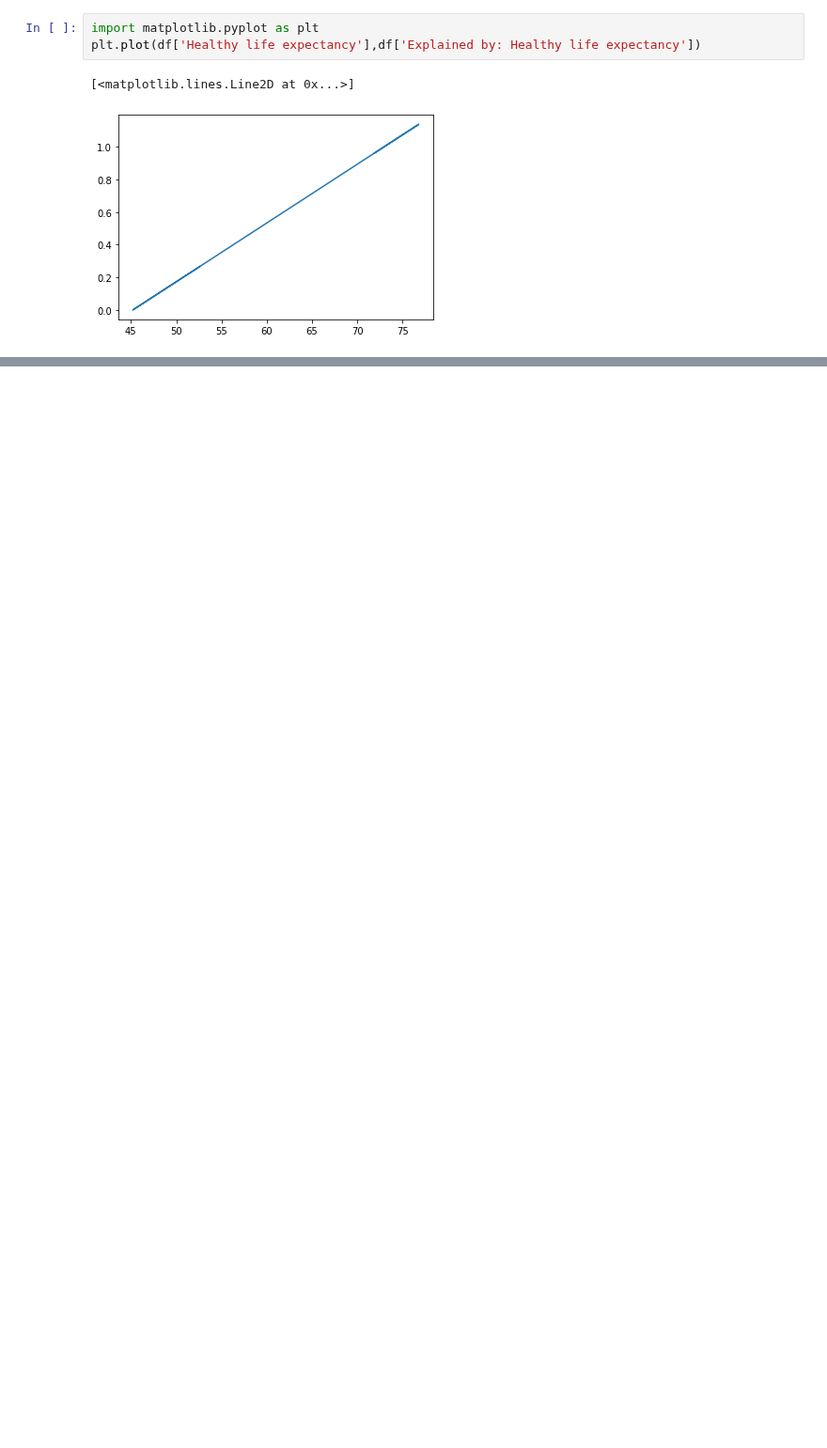
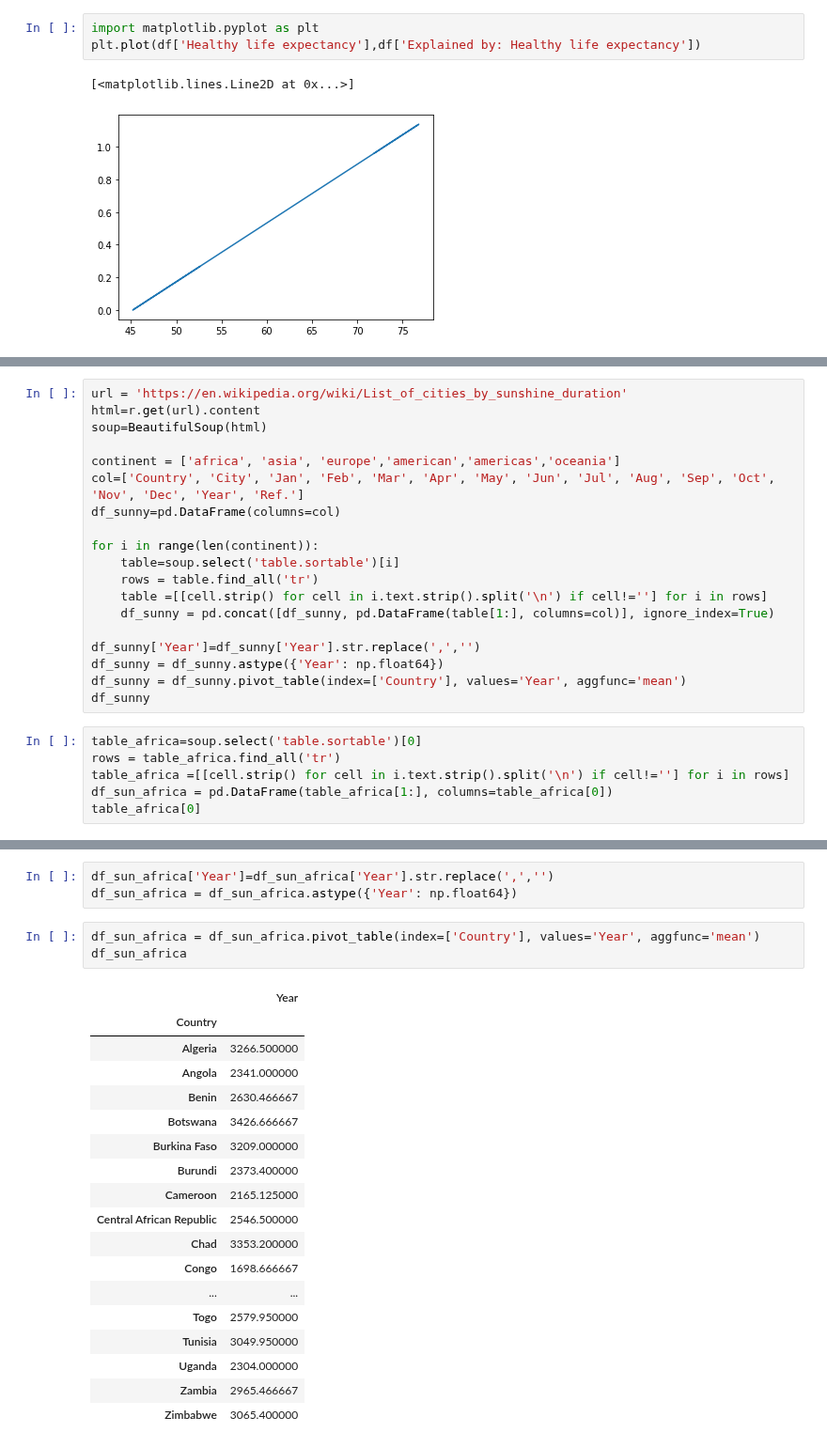
Before and after one commit to AuroreSupiot/WorldHappiness, a Jupyter notebook: code/Happiness.ipynb, the cells around one changed output, grey strips where cells are left out. Shown at 94% size. Cells and saved outputs as stored; diff of their text form; blank space fills up the shorter version.

Commit message:
ajout col sunshine duration

```diff
--- a/code/Happiness.ipynb
+++ b/code/Happiness.ipynb
@@ -107,0 +113,25 @@ plt.plot(df['Healthy life expectancy'],df['Explained by: Healthy life expectancy
+# %%
+url = 'https://en.wikipedia.org/wiki/List_of_cities_by_sunshine_duration'
+html=r.get(url).content
+soup=BeautifulSoup(html)
+
+continent = ['africa', 'asia', 'europe','american','americas','oceania']
+col=['Country', 'City', 'Jan', 'Feb', 'Mar', 'Apr', 'May', 'Jun', 'Jul', 'Aug', 'Sep', 'Oct', 'Nov', 'Dec', 'Year', 'Ref.']
+df_sunny=pd.DataFrame(columns=col)
+
+for i in range(len(continent)):
+    table=soup.select('table.sortable')[i]
+    rows = table.find_all('tr')
+    table =[[cell.strip() for cell in i.text.strip().split('\n') if cell!=''] for i in rows]
+    df_sunny = pd.concat([df_sunny, pd.DataFrame(table[1:], columns=col)], ignore_index=True)
+
+df_sunny['Year']=df_sunny['Year'].str.replace(',','')
+df_sunny = df_sunny.astype({'Year': np.float64})
+df_sunny = df_sunny.pivot_table(index=['Country'], values='Year', aggfunc='mean')
+df_sunny
+# %%
+table_africa=soup.select('table.sortable')[0]
+rows = table_africa.find_all('tr')
+table_africa =[[cell.strip() for cell in i.text.strip().split('\n') if cell!=''] for i in rows]
+df_sun_africa = pd.DataFrame(table_africa[1:], columns=table_africa[0])
+table_africa[0]
@@ -107,0 +155,25 @@ plt.plot(df['Healthy life expectancy'],df['Explained by: Healthy life expectancy
+# %%
+df_sun_africa['Year']=df_sun_africa['Year'].str.replace(',','')
+df_sun_africa = df_sun_africa.astype({'Year': np.float64})
+# %%
+df_sun_africa = df_sun_africa.pivot_table(index=['Country'], values='Year', aggfunc='mean')
+df_sun_africa
+# %% [output]
+|  | Year |
+| Country |  |
+| Algeria | 3266.500000 |
+| Angola | 2341.000000 |
+| Benin | 2630.466667 |
+| Botswana | 3426.666667 |
+| Burkina Faso | 3209.000000 |
+| Burundi | 2373.400000 |
+| Cameroon | 2165.125000 |
+| Central African Republic | 2546.500000 |
+| Chad | 3353.200000 |
+| Congo | 1698.666667 |
+| ... | ... |
+| Togo | 2579.950000 |
+| Tunisia | 3049.950000 |
+| Uganda | 2304.000000 |
+| Zambia | 2965.466667 |
+| Zimbabwe | 3065.400000 |
```
Also changed, not shown: parts of 4 cells of this notebook, 1 other file.
